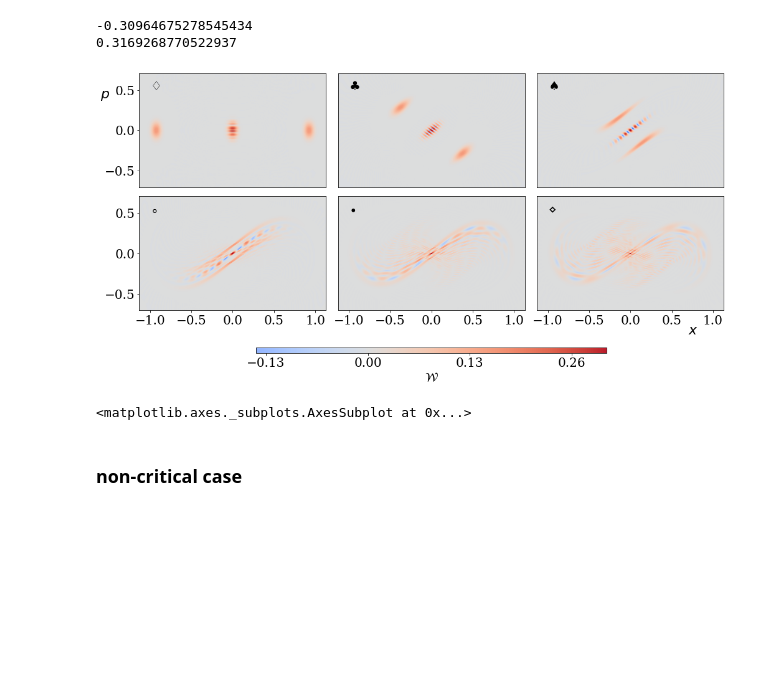
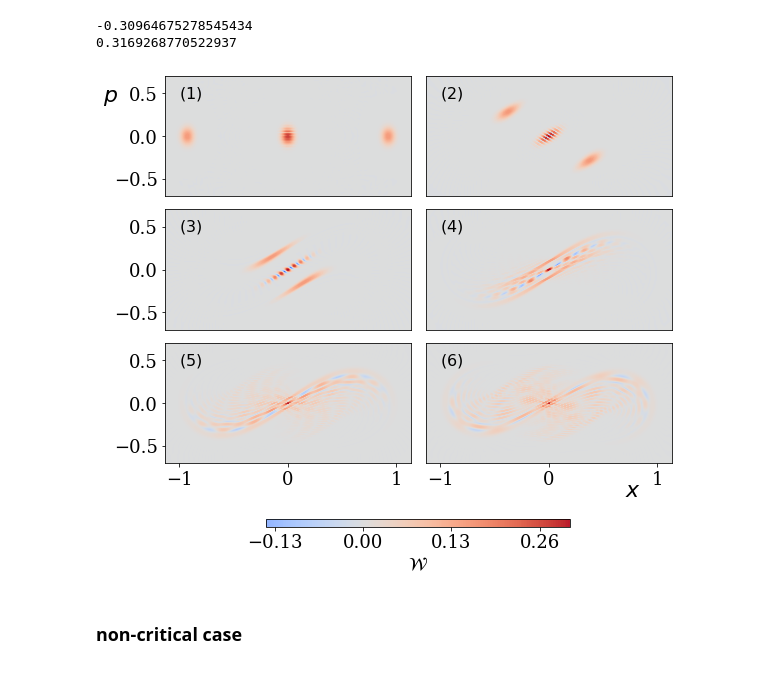
Before and after one commit to MikeKlocCZ/Back-quench-in-LMG, a Jupyter notebook: Backquench_LMG.ipynb, the cells around one changed output. Cells and saved outputs as stored; diff of their text form; code cells hidden in the pictures; blank space fills up the shorter version.

```diff
--- a/Backquench_LMG.ipynb
+++ b/Backquench_LMG.ipynb
@@ -53,7 +50,7 @@ plt.plot(E_results[:,0],E_results[:,3],'green')
 # %%
-fig, axes = plt.subplots(1, 1, figsize=(6,6))
-for i in range(int(N/2)):
-    axes.plot(E_results[:,0],E_results[:,i+1],color='darkgrey')
-axes.set_xlabel('$\Gamma$')
-axes.set_ylabel('$E/N$')
-axes.set_title('Spectrum of LMG (even parity sector)')
+#fig, axes = plt.subplots(1, 1, figsize=(6,6))
+#for i in range(int(N/2)):
+#    axes.plot(E_results[:,0],E_results[:,i+1],color='darkgrey')
+#axes.set_xlabel('$\Gamma$')
+#axes.set_ylabel('$E/N$')
+#axes.set_title('Spectrum of LMG (even parity sector)')
@@ -482,57 +470,55 @@ print(max(maxs))
 from mpl_toolkits.axes_grid1 import AxesGrid
 # %%
 W_plot=[WF_list[0],WF_list[1],WF_list[2],WF_list[3],WF_list[4],WF_list[5]]
-labely=[r'$\diamondsuit$',r'$\clubsuit$',r'$\spadesuit$',r'$\circ$',r'$\bullet$',r'$\diamond$']
+labely=[r'$(1)$',r'$(2)$',r'$(3)$',r'$(4)$',r'$(5)$',r'$(6)$']
 # %%
 font = {'family' : 'serif',
         'weight' : 'normal',
-        'size'   : 20}
+        'size'   : 18}
 plt.matplotlib.rc('font', **font)
-fig1, axs = plt.subplots(2, 3, constrained_layout=True,figsize=(14,7))
+fig1, axs = plt.subplots(3, 2, constrained_layout=True,figsize=(8,7))
 index=0
 
 for ax in axs.flat:
     pcm = ax.contourf(xvec/np.sqrt(N), yvec/np.sqrt(N), W_plot[index], 200,cmap='coolwarm',vmin=v_min,vmax=v_max)
   ##  ax.set(xlabel=r'$x$')
   #  ax.set(ylabel=r'$p$')
-    if index == 0:
+    if index == 0 or index == 2:
         ax.set_xticks([])
-    elif index == 1 or index == 2:
+    elif index == 1 or index == 3:
         ax.set_xticks([])
         ax.set_yticks([])
-    elif index == 4 or index == 5:
+    elif  index == 5:
         ax.set_yticks([])
 
-    ax.text(-1.0,0.5, labely[index], fontsize=20)
+    ax.text(-1.0,0.45, labely[index], fontsize=16)
     index+=1
 
 #fig.colorbar(pcm, ax=axs[:, :], location='right', shrink=0.6, ticks=[-0.13, 0, 0.13,0.26],label=r'$\mathcal{W}$')
 fig1.colorbar(pcm, ax=axs[:, :], shrink=0.6, ticks=[-0.13, 0, 0.13,0.26],orientation='horizontal',label=r'$\mathcal{W}$')
 
-axs.flat[0].text(-1.6,0.4, r'$p$', fontsize=22)
-axs.flat[5].text(0.7,-1, r'$x$', fontsize=22)
+axs.flat[0].text(-1.7,0.4, r'$p$', fontsize=22)
+axs.flat[5].text(0.7,-1.1, r'$x$', fontsize=22)
 
 
 plt.show()
 # %% [output]
-[figure, old version]
+[figure, new version]
 # %%
 fig1.savefig('WF_LMG_Backward_Crit.pdf', dpi=None, facecolor='w', edgecolor='w', orientation='portrait', papertype=None, format=None, transparent=False, bbox_inches=None, pad_inches=0.1, metadata=None)
 # %%
 fig1.savefig('WF_LMG_Backward_Crit.png')
 # %%
 #useful example
-fig, axs = plt.subplots(2, 2)
-cm = ['RdBu_r', 'viridis']
-for col in range(2):
-    for row in range(2):
-        ax = axs[row, col]
-        pcm = ax.pcolormesh(np.random.random((20, 20)) * (col + 1),
-                            cmap=cm[col])
-    fig.colorbar(pcm, ax=axs[:, col], shrink=0.6)
-plt.show()
+#fig, axs = plt.subplots(2, 2)
+#cm = ['RdBu_r', 'viridis']
+#for col in range(2):
+#    for row in range(2):
+#        ax = axs[row, col]
+#        pcm = ax.pcolormesh(np.random.random((20, 20)) * (col + 1),
+#                            cmap=cm[col])
+#    fig.colorbar(pcm, ax=axs[:, col], shrink=0.6)
+#plt.show()
-# %% [output]
-<matplotlib.axes._subplots.AxesSubplot at 0x...>
 # %% [markdown]
 <h3> non-critical case <h3>
 # %%
```
Also changed, not shown: parts of 11 cells of this notebook.
